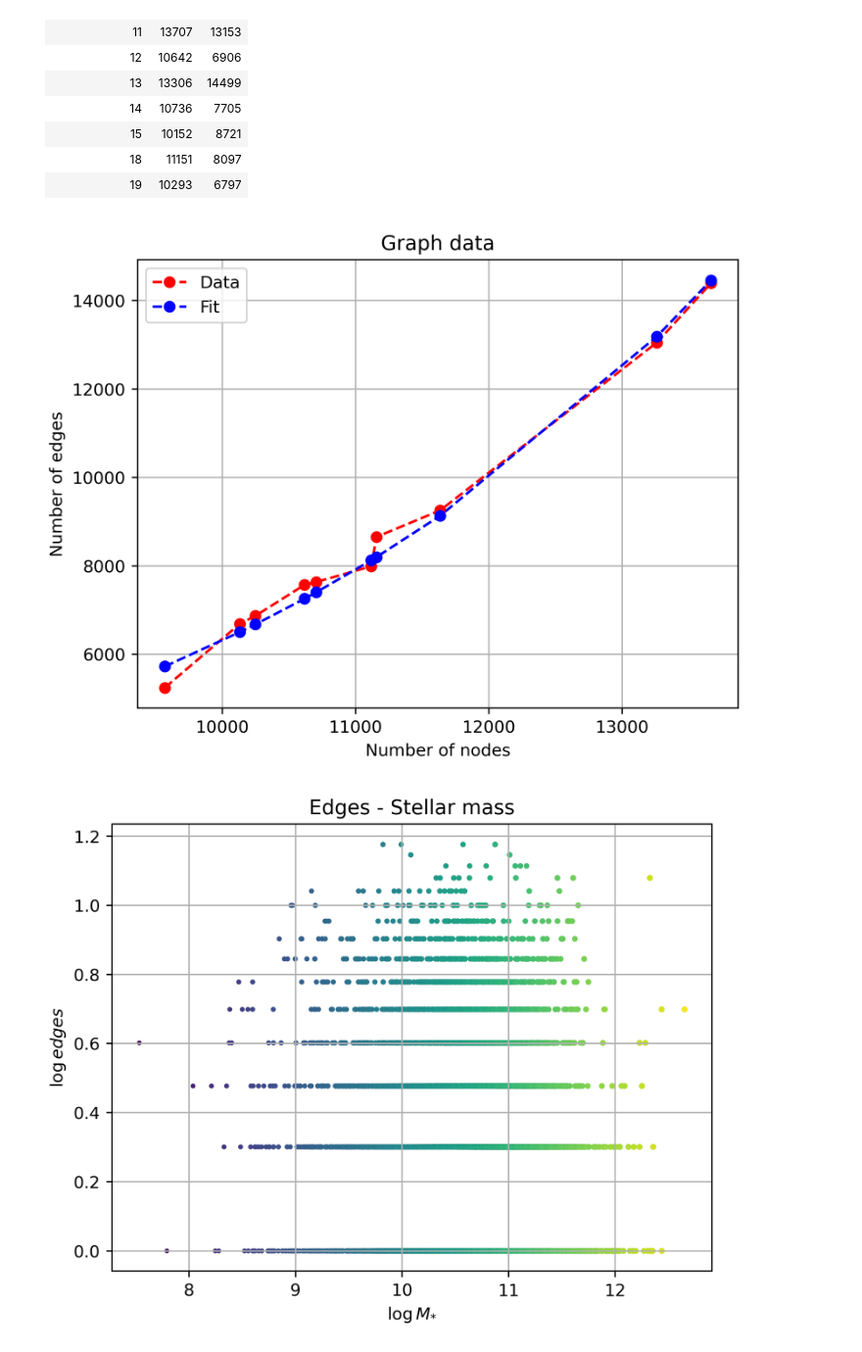
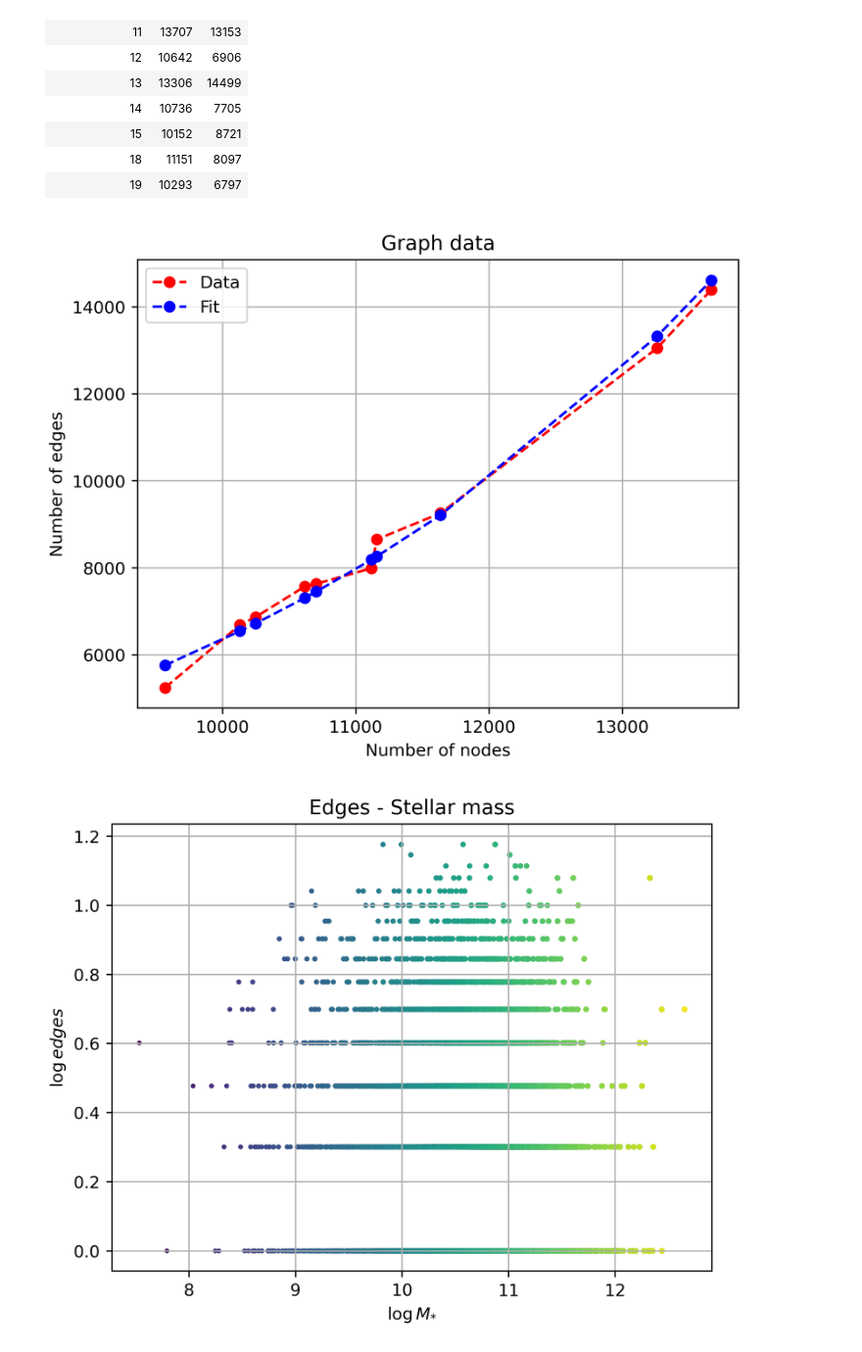
Before and after one commit to ValeriaTorresG/GalaxyMassGNN, a Jupyter notebook: plots.ipynb, the cells around one changed output. Shown at 98% size. Saved outputs shown, nothing was run; the diff lists cells and outputs as text; code cells hidden in the pictures.

```diff
--- a/plots.ipynb
+++ b/plots.ipynb
@@ -85,7 +85,7 @@ def graph_r(r):
                 n.append(float(values[0]))
                 n.append(float(values[1]))
                 n.extend(22.5-2.5*np.log10([float(n) for n in values[2:-1]]))
-                n.append(np.log10(float(values[-1])))
+                n.append(float(values[-1]))
                 nodes.append(n)
 
     with open(f'./data/rosette{r}_edges.csv', mode='r') as csv_file:
@@ -101,23 +101,23 @@ rosettes = [3,6,7,11,12,13,14,15,18,19]
 # %%
 n = [len(nodes) for r in rosettes for nodes, _, _ in [graph_r(r)]]
 ed = [len(edges) for r in rosettes for _, edges, _ in [graph_r(r)]]
 n.sort()
 ed.sort()
 
 log_y = np.log(ed)
-model = np.polyfit(nodes_g, log_y, 1)
+model = np.polyfit(n, log_y, 1)
 a = np.exp(model[1])
 b = model[0]
 p = [a*np.exp(b*node) for node in n]
 
 plt.plot(n, ed, marker='o', linestyle='--', color='r')
 plt.plot(n, p, marker='o', linestyle='--', color='b')
 plt.xlabel('Number of nodes')
 plt.ylabel('Number of edges')
 plt.title('Graph data')
 
 plt.legend(['Data', 'Fit'])
 plt.grid()
 # %% [output]
-[figure, old version]
+[figure, new version]
 # %%
```
Also changed, not shown: parts of 3 cells of this notebook, 2 other files.
